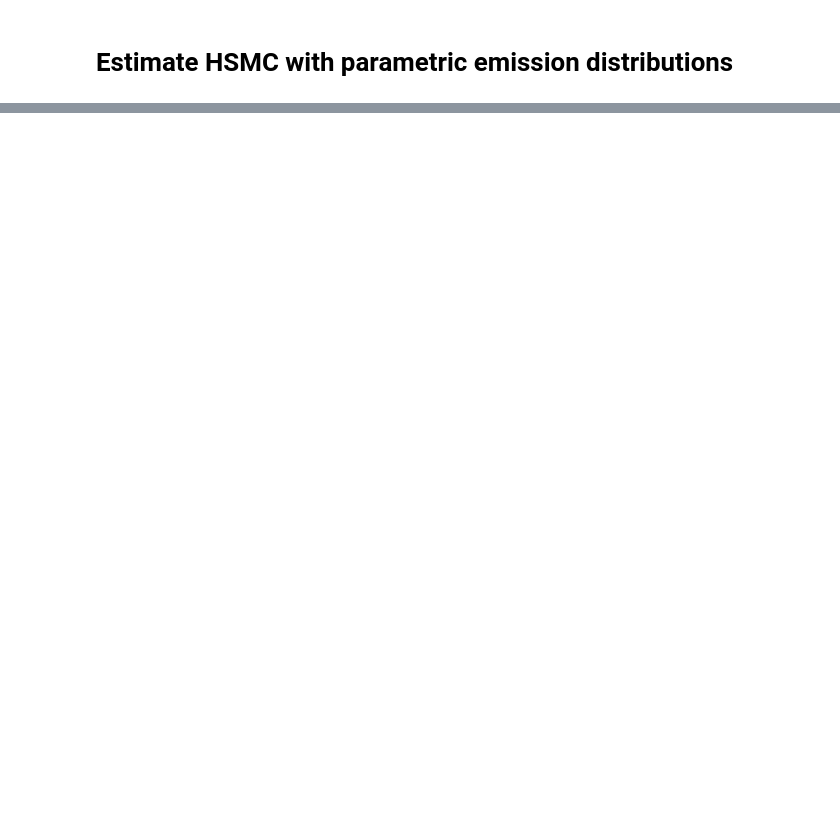
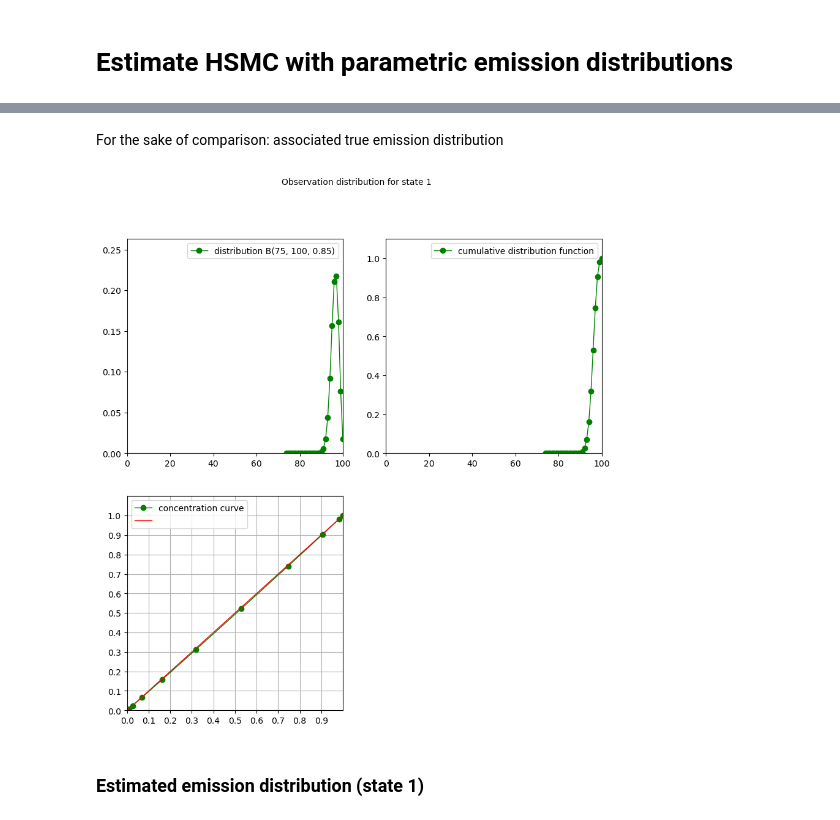
Before and after one commit to openalea/StructureAnalysis, a Jupyter notebook: sequence_analysis/tutorials/hidden_semi_markov.ipynb, the cells around one changed output, grey strips where cells are left out. Drawn from its saved outputs; the diff is of its cells as text; code cells hidden in the pictures; blank space fills up the shorter version.

```diff
--- a/sequence_analysis/tutorials/hidden_semi_markov.ipynb
+++ b/sequence_analysis/tutorials/hidden_semi_markov.ipynb
@@ -278,2 +352,10 @@ hsmc_est.extract(seq_map['Observation'],1,0).plot(Title="Observation distributio
+# %% [markdown]
+For the sake of comparison: associated true emission distribution
+# %%
+hsm.extract(seq_map['Observation'],1,1).plot(Title="Observation distribution for state 1")
+# %% [output]
+[figure, added]
+# %% [markdown]
+### Estimated emission distribution (state 1)
 # %%
 hsmc_est.extract(seq_map['Observation'],1,1).plot(Title="Observation distribution for state 1")
```
Also changed, not shown: parts of 51 cells of this notebook, 12 other files.
